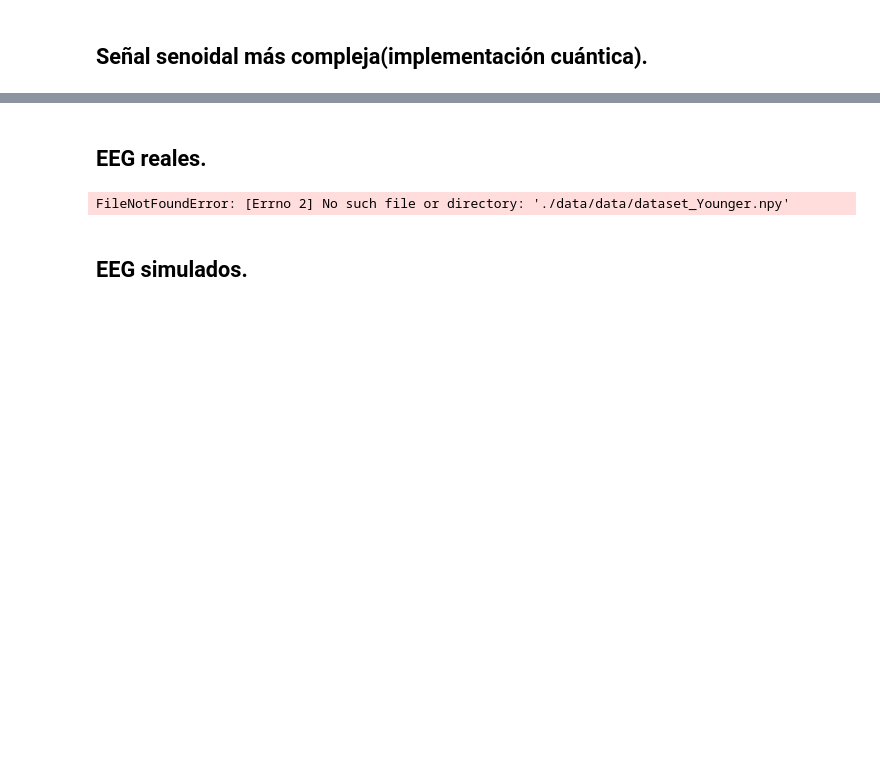
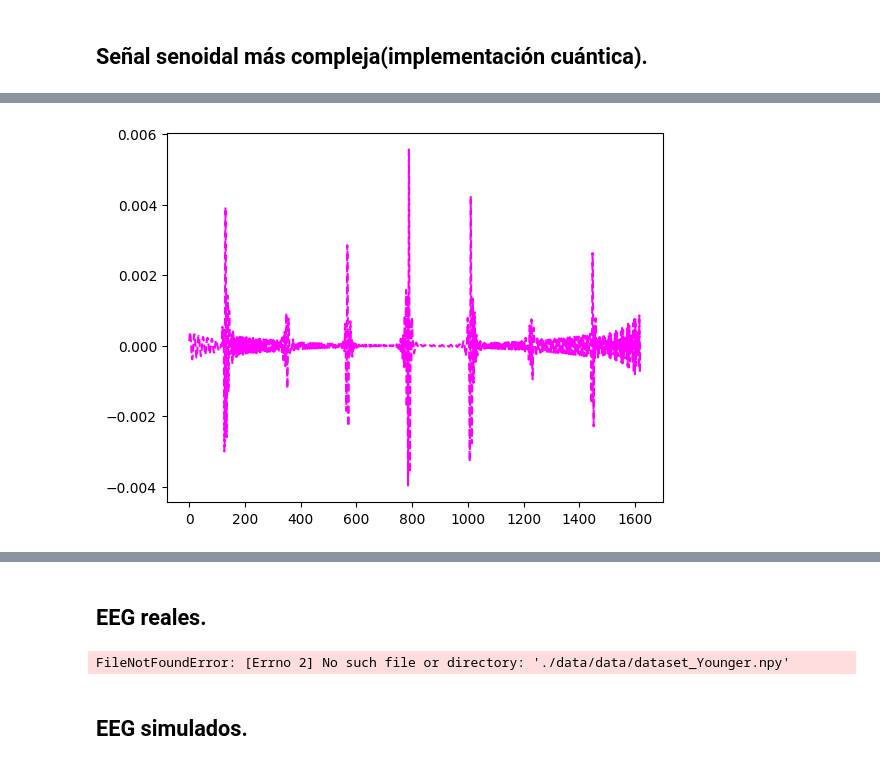
Before and after one commit to manuuuv/TFG, a Jupyter notebook: Quantum_RC_Manuel2.ipynb, the cells around one changed output, grey strips where cells are left out. Saved outputs shown, nothing was run; the diff lists cells and outputs as text; code cells hidden in the pictures; blank space fills up the shorter version.

```diff
--- a/Quantum_RC_Manuel2.ipynb
+++ b/Quantum_RC_Manuel2.ipynb
@@ -774,0 +777,7 @@ plt.show()
+# %%
+input_sequence_filtered = bandpass_filter(input_sequence, lowcut, highcut, fs)
+
+plt.plot(input_sequence_filtered[0, 1:], linestyle="dashed", color = 'magenta')
+plt.show()
+# %% [output]
+[figure, added]
```
Also changed, not shown: parts of 23 cells of this notebook, 1 other file.
